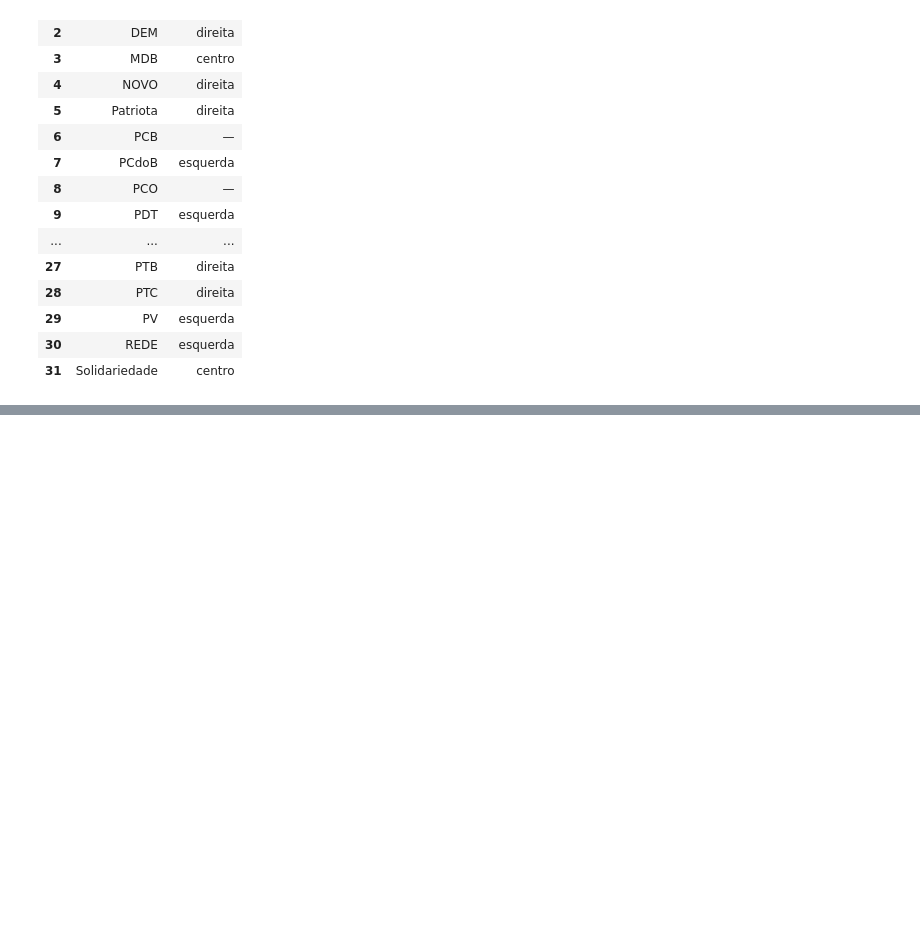
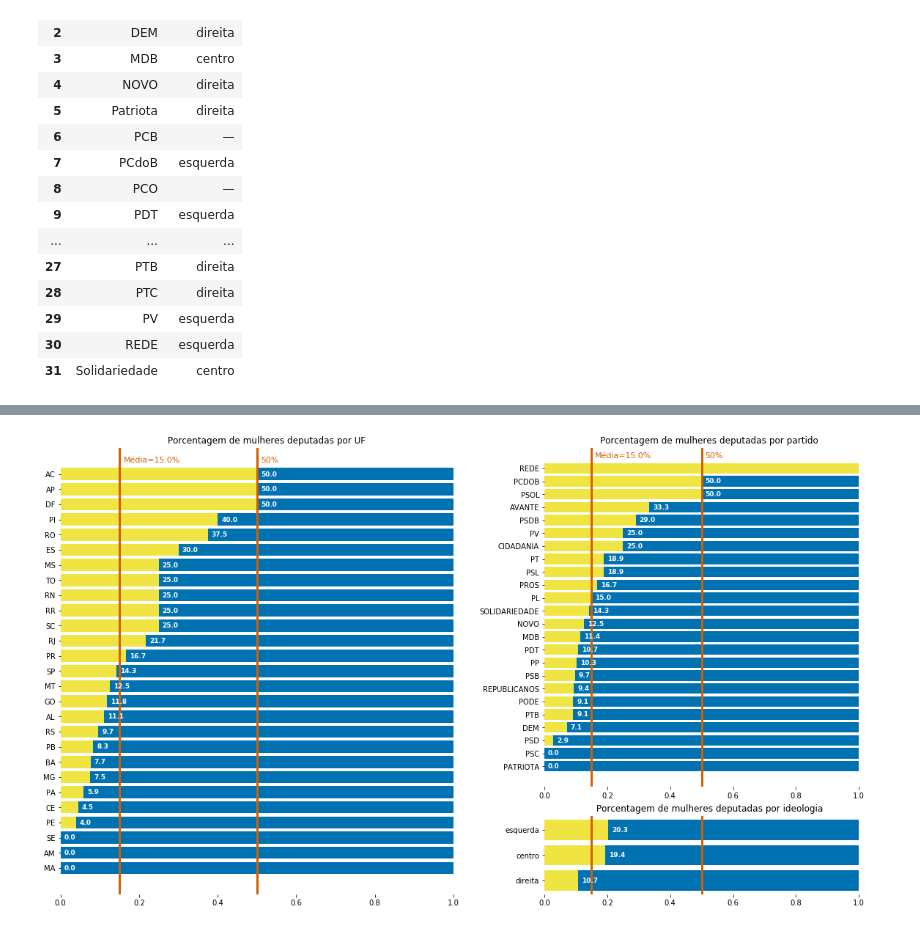
Before and after one commit to GusFurtado/DadosAbertosBrasil, a Jupyter notebook: Exemplos/Proporção de Deputados por Sexo.ipynb, the cells around one changed output, grey strips where cells are left out. Cells and saved outputs as stored; diff of their text form; code cells hidden in the pictures; blank space fills up the shorter version.

```diff
--- a/Exemplos/Proporção de Deputados por Sexo.ipynb
+++ b/Exemplos/Proporção de Deputados por Sexo.ipynb
@@ -200,0 +151,75 @@ plt.show()
+# %%
+# Remover spines
+mpl.rcParams['axes.spines.left'] = False
+mpl.rcParams['axes.spines.right'] = False
+mpl.rcParams['axes.spines.top'] = False
+mpl.rcParams['axes.spines.bottom'] = False
+
+# Formatar grid
+fig = plt.figure(constrained_layout=True, figsize=(16,9))
+gs = fig.add_gridspec(16, 9)
+ax1 = fig.add_subplot(gs[:, :5])
+ax2 = fig.add_subplot(gs[:13, 5:])
+ax3 = fig.add_subplot(gs[13:, 5:])
+
+#-------------------------------
+
+# Média
+media = dep[dep.sexo == 'F'].sexo.count() / dep.sexo.count()
+
+#-------------------------------
+
+# Gráfico 1: Por UF
+ax1.barh(dep1.index, [1 for _ in dep1.index], color='#0072B2')
+ax1.barh(dep1.index, dep1.P, color='#F0E442')
+ax1.axvline(media, lw=3, color='#D55E00')
+ax1.text(media + 0.01, 26.8, f'Média={round(100*media, 1)}%', color='#D55E00', size=11)
+ax1.axvline(0.5, lw=3, color='#D55E00')
+ax1.text(0.51, 26.8, '50%', color='#D55E00', size=11)
+ax1.set_title('Porcentagem de mulheres deputadas por UF')
+
+rects = ax1.patches
+for rect in rects:
+    x_value = rect.get_width()
+    y_value = rect.get_y() + rect.get_height() / 2
+    label = f'{round(100*x_value, 1)}'
+    ax1.annotate(label, (x_value, y_value), xytext=(5, 0), textcoords="offset points", va='center',
+                 ha='left', color='white', size=9, weight='bold')
+
+#--------------------------------
+
+# Gráfico 2: Por Partido
+ax2.barh(dep2.siglaPartido, [1 for _ in dep2.siglaPartido], color='#0072B2')
+ax2.barh(dep2.siglaPartido, dep2.P, color='#F0E442')
+ax2.axvline(media, lw=3, color='#D55E00')
+ax2.text(media + 0.01, 23.8, f'Média={round(100*media, 1)}%', color='#D55E00', size=11)
+ax2.axvline(0.5, lw=3, color='#D55E00')
+ax2.text(0.51, 23.8, '50%', color='#D55E00', size=11)
+ax2.set_title('Porcentagem de mulheres deputadas por partido')
+
+rects = ax2.patches
+for rect in rects:
+    x_value = rect.get_width()
+    y_value = rect.get_y() + rect.get_height() / 2
+    label = f'{round(100*x_value, 1)}'
+    ax2.annotate(label, (x_value, y_value), xytext=(5, 0), textcoords="offset points", va='center',
+                 ha='left', color='white', size=9, weight='bold')
+
+#--------------------------
+
+# Gráfico 3: Por ideologia
+ax3.barh(dep3.index, [1 for _ in dep3.index], color='#0072B2')
+ax3.barh(dep3.index, dep3.P, color='#F0E442')
+ax3.axvline(media, lw=3, color='#D55E00')
+ax3.axvline(0.5, lw=3, color='#D55E00')
+ax3.set_title('Porcentagem de mulheres deputadas por ideologia')
+
+rects = ax3.patches
+for rect in rects:
+    x_value = rect.get_width()
+    y_value = rect.get_y() + rect.get_height() / 2
+    label = f'{round(100*x_value, 1)}'
+    ax3.annotate(label, (x_value, y_value), xytext=(5, 0), textcoords="offset points", va='center',
+                 ha='left', color='white', size=9, weight='bold')
+# %% [output]
+[figure, added]
```
Also changed, not shown: parts of 7 cells of this notebook, 8 other files.
